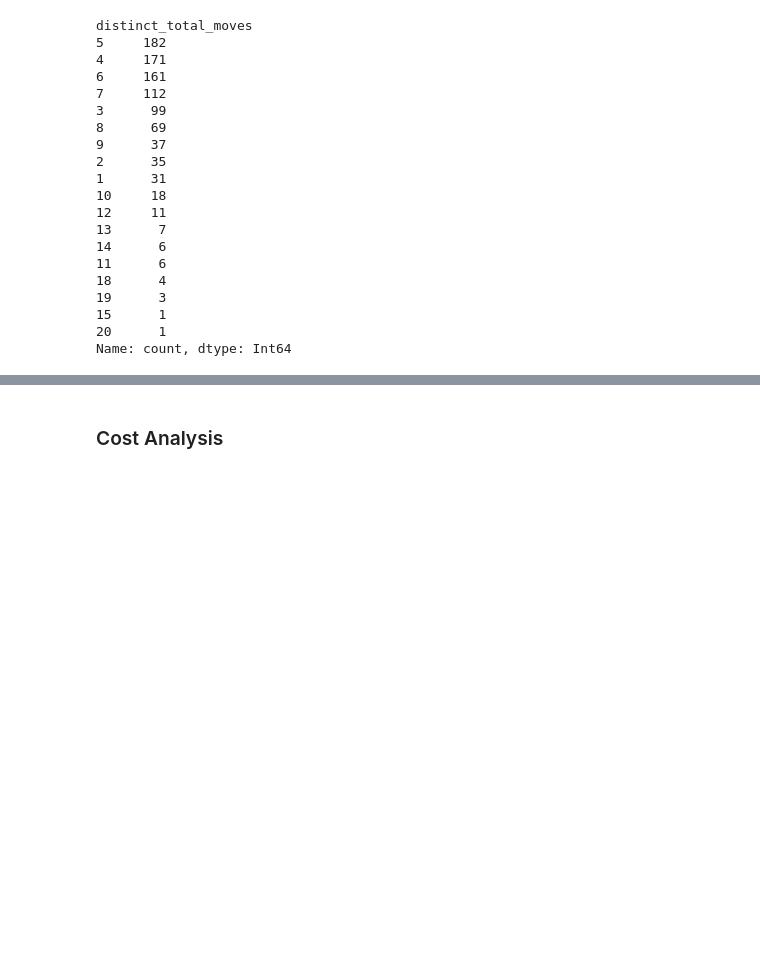
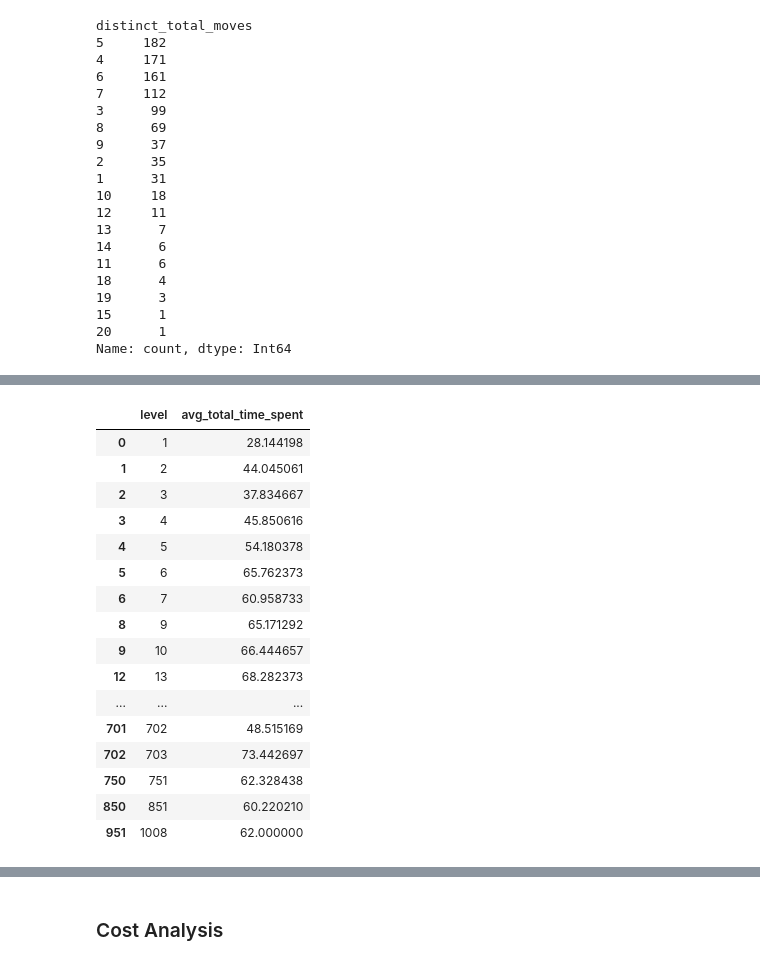
Before and after one commit to ybektas20/dream_case, a Jupyter notebook: q1/main.ipynb, the cells around one changed output, grey strips where cells are left out. Cells and saved outputs as stored; diff of their text form; code cells hidden in the pictures; blank space fills up the shorter version.

```diff
--- a/q1/main.ipynb
+++ b/q1/main.ipynb
@@ -632,0 +648,20 @@ Name: count, dtype: Int64
+# %%
+avg_time_spent_per_level[avg_time_spent_per_level.avg_total_time_spent <= avg_time_spent_per_level.avg_total_time_spent.quantile(0.05)]
+# %% [output]
+|  | level | avg_total_time_spent |
+| 0 | 1 | 28.144198 |
+| 1 | 2 | 44.045061 |
+| 2 | 3 | 37.834667 |
+| 3 | 4 | 45.850616 |
+| 4 | 5 | 54.180378 |
+| 5 | 6 | 65.762373 |
+| 6 | 7 | 60.958733 |
+| 8 | 9 | 65.171292 |
+| 9 | 10 | 66.444657 |
+| 12 | 13 | 68.282373 |
+| ... | ... | ... |
+| 701 | 702 | 48.515169 |
+| 702 | 703 | 73.442697 |
+| 750 | 751 | 62.328438 |
+| 850 | 851 | 60.220210 |
+| 951 | 1008 | 62.000000 |
```
Also changed, not shown: parts of 8 cells of this notebook, 2 other files.
